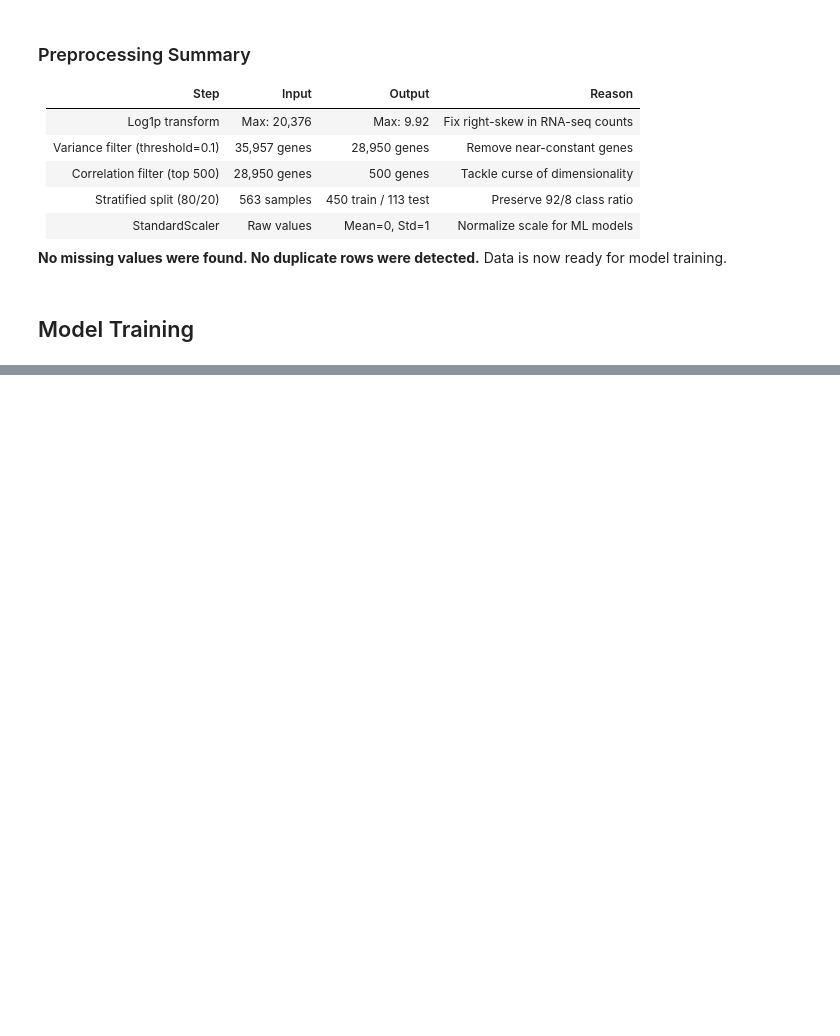
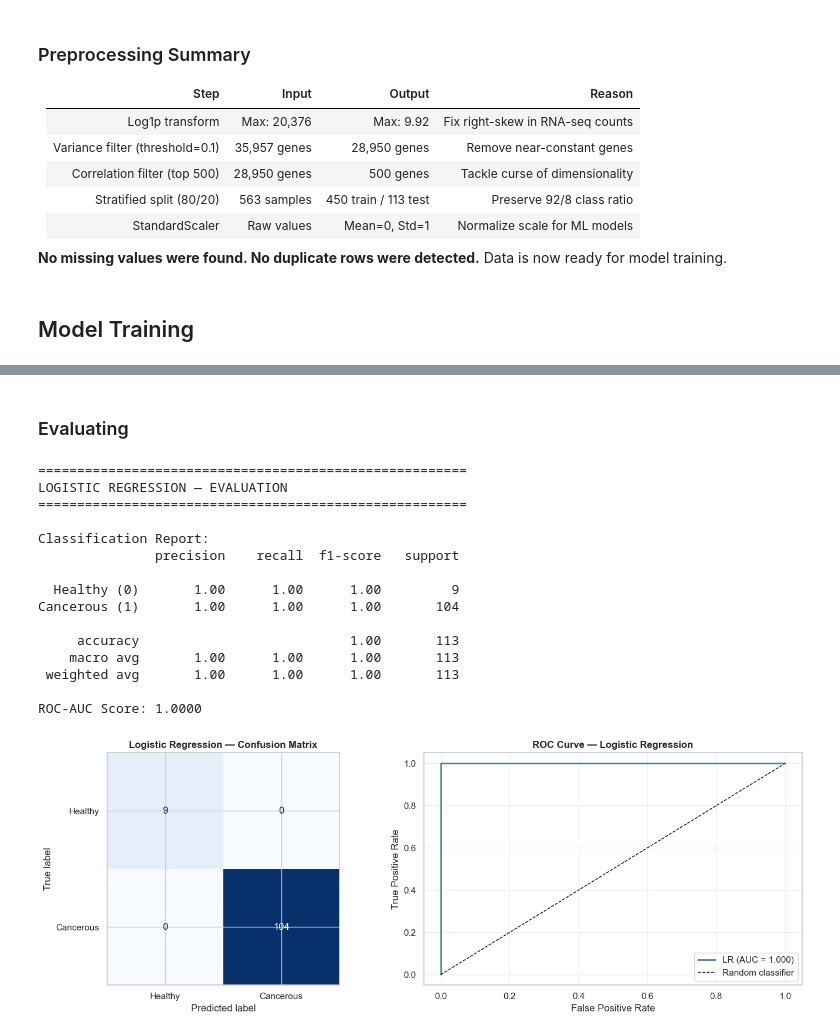
Before and after one commit to itsMeOnli/CMPS460-ML-Project, a Jupyter notebook: project.ipynb, the cells around one changed output, grey strips where cells are left out. Cells and saved outputs as stored; diff of their text form; code cells hidden in the pictures; blank space fills up the shorter version.

```diff
--- a/project.ipynb
+++ b/project.ipynb
@@ -457,0 +493,57 @@ Data is now ready for model training.
+# %% [markdown]
+### Evaluating
+# %%
+print("=" * 55)
+print("LOGISTIC REGRESSION — EVALUATION")
+print("=" * 55)
+
+# Classification report
+print("\nClassification Report:")
+print(classification_report(y_test, y_pred_lr,
+                            target_names=['Healthy (0)', 'Cancerous (1)']))
+
+# ROC-AUC
+roc_auc_lr = roc_auc_score(y_test, y_prob_lr)
+print(f"ROC-AUC Score: {roc_auc_lr:.4f}")
+
+# Plot confusion matrix + ROC curve side by side
+fig, axes = plt.subplots(1, 2, figsize=(14, 5))
+
+# Confusion matrix
+cm_lr = confusion_matrix(y_test, y_pred_lr)
+disp = ConfusionMatrixDisplay(cm_lr,
+                              display_labels=['Healthy', 'Cancerous'])
+disp.plot(ax=axes[0], colorbar=False, cmap='Blues')
+axes[0].set_title('Logistic Regression — Confusion Matrix',
+                  fontweight='bold')
+
+# ROC curve
+fpr_lr, tpr_lr, _ = roc_curve(y_test, y_prob_lr)
+axes[1].plot(fpr_lr, tpr_lr, color='steelblue', lw=2,
+             label=f'LR (AUC = {roc_auc_lr:.3f})')
+axes[1].plot([0,1], [0,1], 'k--', lw=1, label='Random classifier')
+axes[1].set_xlabel('False Positive Rate')
+axes[1].set_ylabel('True Positive Rate')
+axes[1].set_title('ROC Curve — Logistic Regression', fontweight='bold')
+axes[1].legend()
+axes[1].grid(True, alpha=0.3)
+
+plt.tight_layout()
+plt.show()
+# %% [output]
+=======================================================
+LOGISTIC REGRESSION — EVALUATION
+=======================================================
+
+Classification Report:
+               precision    recall  f1-score   support
+
+  Healthy (0)       1.00      1.00      1.00         9
+Cancerous (1)       1.00      1.00      1.00       104
+
+     accuracy                           1.00       113
+    macro avg       1.00      1.00      1.00       113
+ weighted avg       1.00      1.00      1.00       113
+
+ROC-AUC Score: 1.0000
+[figure, added]
```
Also changed, not shown: parts of 3 cells of this notebook.
